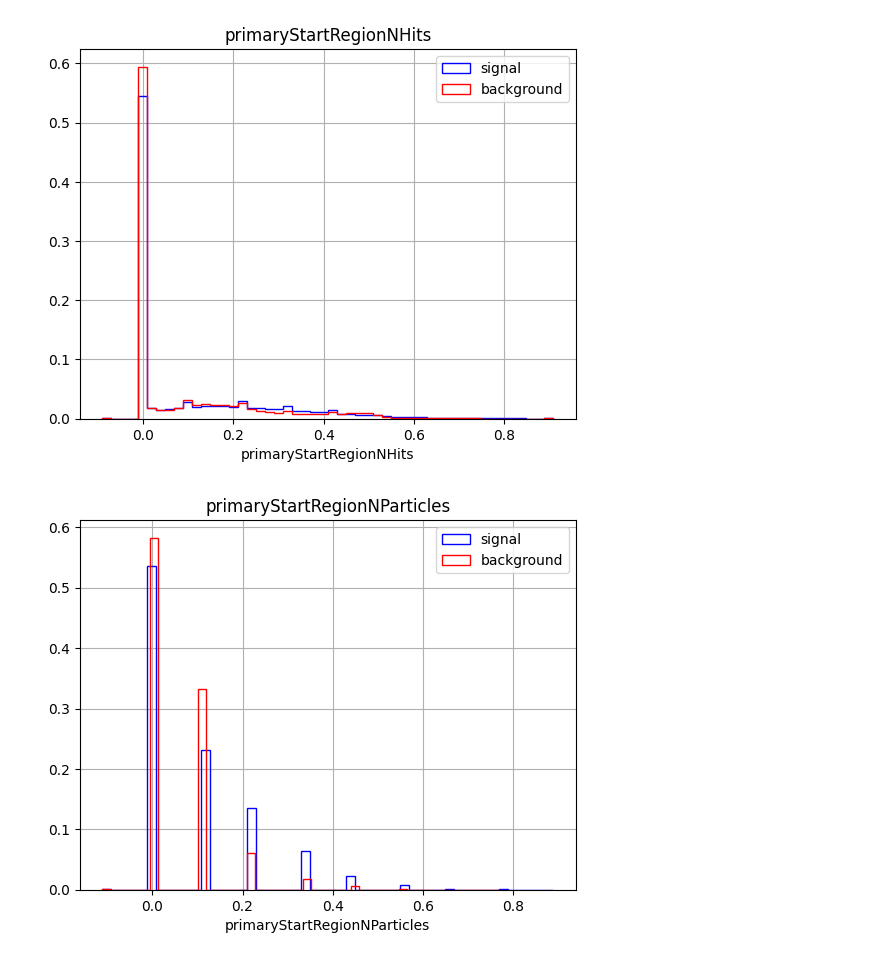
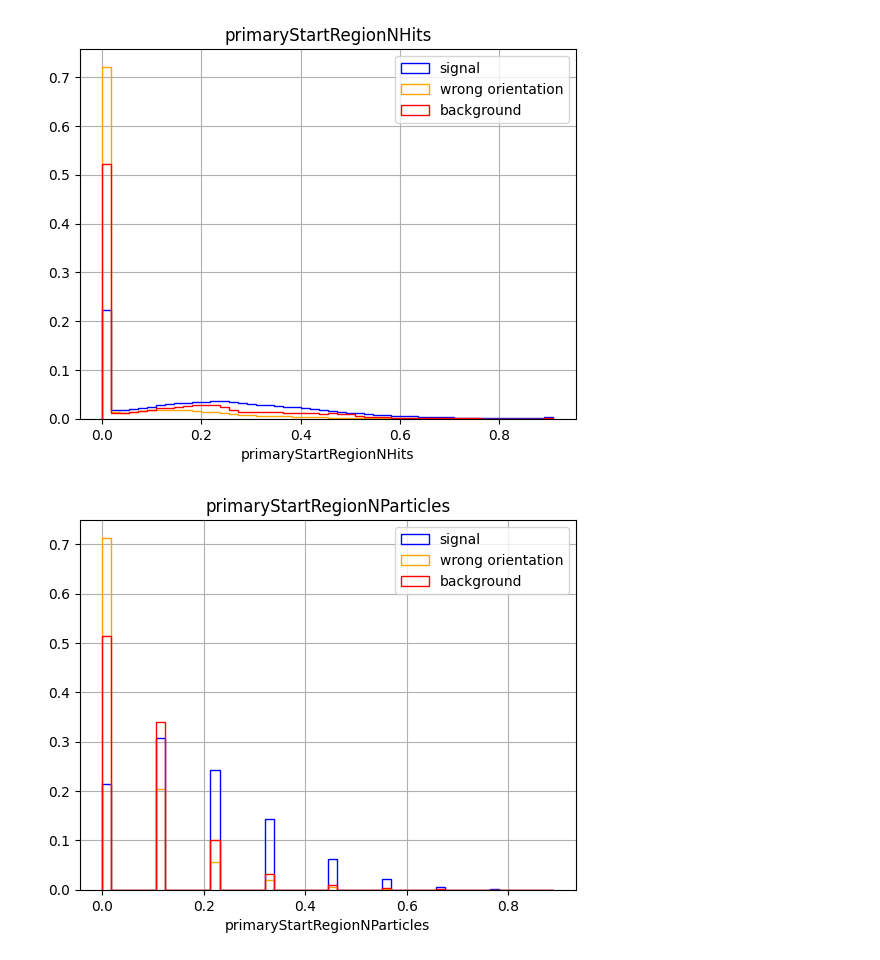
Before and after one commit to imawby/Hierarchy_GNN, a Jupyter notebook: WritePrimaryTierFile.ipynb, the cells around one changed output. Saved outputs shown, nothing was run; the diff lists cells and outputs as text; code cells hidden in the pictures.

```diff
--- a/WritePrimaryTierFile.ipynb
+++ b/WritePrimaryTierFile.ipynb
@@ -12,7 +12,7 @@ import PrimaryTierFileHelper
 ###########################################################
 # Define mode
 ###########################################################
-isTrackMode = False
+isTrackMode = True
 # %%
 ###########################################################
 # Define file
@@ -20,9 +20,9 @@ isTrackMode = False
 
 #file = 'ccnutree_0'
 
-file = 'ccnutree_0'
+file = 'ccnutree_2'
 
-fileNames = glob.glob('/Users/isobel/Desktop/DUNE/2024/Hierarchy/files/' + file + '.root')
+fileNames = glob.glob('/Users/isobel/Desktop/DUNE/2024/Hierarchy/HigherTier/files/' + file + '.root')
 
 if (isTrackMode) :
     trainVarFile = '/Users/isobel/Desktop/DUNE/2024/Hierarchy/files/' + file + '_track.npz'
@@ -41,7 +41,7 @@ trainVarFile: /Users/isobel/Desktop/DUNE/2024/Hierarchy/files/ccnutree_0_shower.
 #nLinks, variables, y = PrimaryTierFileHelper.readTree(fileNames)
 
 if (isTrackMode) :
-    nLinks, variables, y, isTruePrimaryLink, isLinkOrientationCorrect = PrimaryTierFileHelper.readTreeGroupLinks_track(fileNames)
+    nLinks, variables, y, isTruePrimaryLink, isLinkOrientationCorrect, trainingCutDCA = PrimaryTierFileHelper.readTreeGroupLinks_track(fileNames)
 else :
-    nLinks, variables, y, isTruePrimaryLink, isLinkOrientationCorrect = PrimaryTierFileHelper.readTreeGroupLinks_shower(fileNames)
+    nLinks, variables, y, isTruePrimaryLink, isLinkOrientationCorrect, trainingCutDCA = PrimaryTierFileHelper.readTreeGroupLinks_shower(fileNames)
 # %% [output]
@@ -122,15 +137,17 @@ def drawSignalBackgroundGroup_track(variable0, variable1, truth_link_orientation
 drawSignalBackground(variables[:, 0], isTruePrimaryLink, "nSpacepoints")
 
 if (isTrackMode) :
-    drawSignalBackgroundGroup_track(variables[:, 1], variables[:, 6], isLinkOrientationCorrect, isTruePrimaryLink, 'primaryNuVertexSeparation')
-    drawSignalBackgroundGroup_track(variables[:, 2], variables[:, 7], isLinkOrientationCorrect, isTruePrimaryLink, 'primaryStartRegionNHits')
-    drawSignalBackgroundGroup_track(variables[:, 3], variables[:, 8], isLinkOrientationCorrect, isTruePrimaryLink, 'primaryStartRegionNParticles')
-    drawSignalBackgroundGroup_track(variables[:, 4], variables[:, 9], isLinkOrientationCorrect, isTruePrimaryLink, 'primaryDCA')
-    drawSignalBackgroundGroup_track(variables[:, 5], variables[:, 10], isLinkOrientationCorrect, isTruePrimaryLink, 'primaryConnectionExtrapDistance')
+    drawSignalBackgroundGroup_track(variables[:, 1], variables[:, 7], isLinkOrientationCorrect, isTruePrimaryLink, 'primaryNuVertexSeparation')
+    drawSignalBackgroundGroup_track(variables[:, 2], variables[:, 8], isLinkOrientationCorrect, isTruePrimaryLink, 'primaryStartRegionNHits')
+    drawSignalBackgroundGroup_track(variables[:, 3], variables[:, 9], isLinkOrientationCorrect, isTruePrimaryLink, 'primaryStartRegionNParticles')
+    drawSignalBackgroundGroup_track(variables[:, 4], variables[:, 10], isLinkOrientationCorrect, isTruePrimaryLink, 'primaryDCA')
+    drawSignalBackgroundGroup_track(variables[:, 5], variables[:, 11], isLinkOrientationCorrect, isTruePrimaryLink, 'primaryConnectionExtrapDistance')
+    drawSignalBackgroundGroup_track(variables[:, 6], variables[:, 12], isLinkOrientationCorrect, isTruePrimaryLink, 'primaryIsPOIClosestToNu')
 else :
     drawSignalBackground(variables[:, 1], isTruePrimaryLink, 'primaryNuVertexSeparation')
     drawSignalBackground(variables[:, 2], isTruePrimaryLink, 'primaryStartRegionNHits')
     drawSignalBackground(variables[:, 3], isTruePrimaryLink, 'primaryStartRegionNParticles')
     drawSignalBackground(variables[:, 4], isTruePrimaryLink, 'primaryDCA')
     drawSignalBackground(variables[:, 5], isTruePrimaryLink, 'primaryConnectionExtrapDistance')
+    drawSignalBackground(variables[:, 6], isTruePrimaryLink, 'primaryIsPOIClosestToNu')
 # %% [output]
@@ -139,2 +156,2 @@ else :
-[figure, old version]
+[figure, new version]
-[figure, old version]
+[figure, new version]
```
Also changed, not shown: parts of 8 cells of this notebook, 20 other files.
